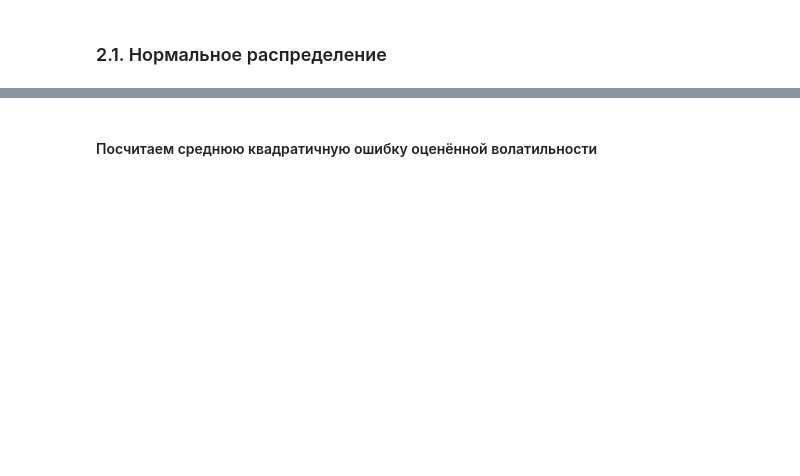
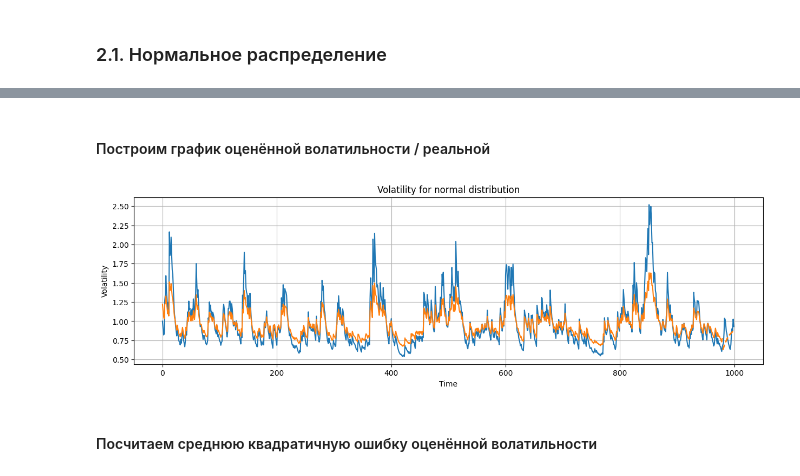
Before and after one commit to Klimentij-Kvl/famcs-archive, a Jupyter notebook: 3-year/Statistical Analysis of Time Series/lab7_kovalevskij.ipynb, the cells around one changed output, grey strips where cells are left out. Cells and saved outputs as stored; diff of their text form; code cells hidden in the pictures; blank space fills up the shorter version.

```diff
--- a/3-year/Statistical Analysis of Time Series/lab7_kovalevskij.ipynb
+++ b/3-year/Statistical Analysis of Time Series/lab7_kovalevskij.ipynb
@@ -187,5 +188,5 @@ plt.show()
 # %%
-normal_model = arch_model(r_norm, vol="GARCH", p=1, q=1, dist='normal')
+normal_model = arch_model(r_norm[:-PREDICTION_STEPS], vol="GARCH", p=1, q=1, dist='normal')
 normal_model_fitted = normal_model.fit(disp="off")
-normal_model_fitted.summary()
+print(normal_model_fitted.summary())
 # %% [output]
@@ -236,0 +210,5 @@ np.float64(0.3820910322161197)
+# %%
+forecasts_normal = normal_model_fitted.forecast(horizon=PREDICTION_STEPS)
+print(f"\nПрогноз дисперсии на {PREDICTION_STEPS} шагов:")
+volatility_forecast_normal = forecasts_normal.variance.iloc[-1]
+print(volatility_forecast_normal)
@@ -237,3 +233,23 @@ np.float64(0.3820910322161197)
+# %%
+resid_norm = normal_model_fitted.resid  # r_t
+cond_vol_norm = normal_model_fitted.conditional_volatility  # sigma_t
+std_resid_norm = resid_norm / cond_vol_norm # z_t
+# %% [markdown]
+#### Построим график оценённой волатильности / реальной
+# %%
+fig, ax = plt.subplots(1, 1, figsize=(15, 4))
+plt.plot(sigma2_norm)
+plt.plot(cond_vol_norm, color='tab:orange')
+
+x_predicted = np.linspace(T - PREDICTION_STEPS, T, PREDICTION_STEPS)
+plt.plot(x_predicted, volatility_forecast_normal, color='tab:orange', linestyle='--', linewidth=2)
+
+plt.title("Volatility for normal distribution")
+plt.xlabel("Time")
+plt.ylabel("Volatility")
+plt.grid()
+# %% [output]
+[figure, added]
 # %% [markdown]
 #### Посчитаем среднюю квадратичную ошибку оценённой волатильности
 # %%
```
Also changed, not shown: parts of 25 cells of this notebook.
